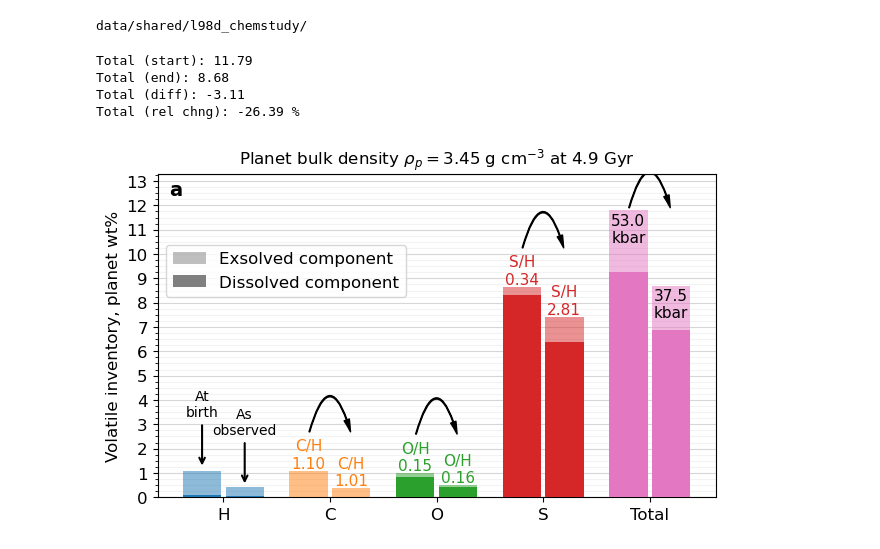
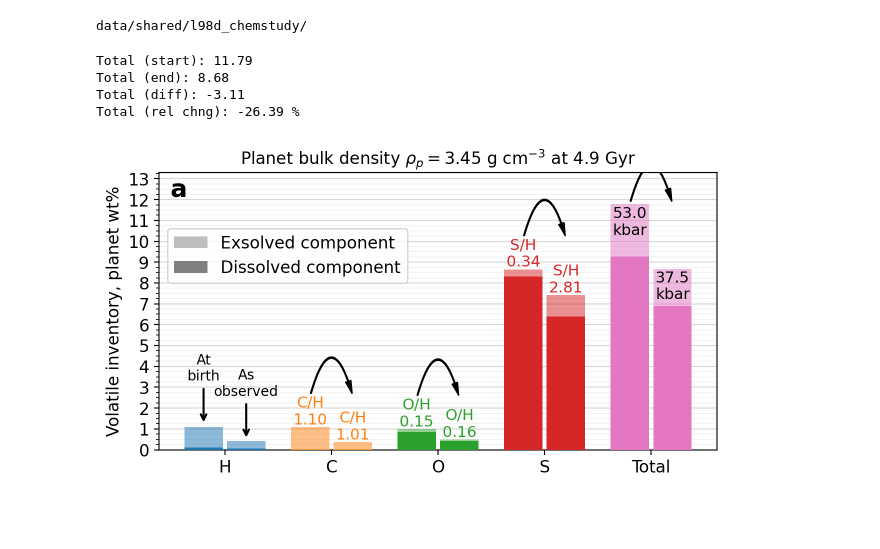
Before and after one commit to nichollsh/proteus_analysis, a Jupyter notebook: escape_vs_contract.ipynb, the cells around one changed output. Drawn from its saved outputs; the diff is of its cells as text; code cells hidden in the pictures; blank space fills up the shorter version.

```diff
--- a/escape_vs_contract.ipynb
+++ b/escape_vs_contract.ipynb
@@ -49,7 +51,7 @@ nc_arr = read_atmosphere_data(outdir, t_arr, extra_keys=["fl_cnvct","tmpl","rl"]
 data/shared/l98d_chemstudy/
 # %%
 figscale = 1.2
-fig, ax = plt.subplots(1,1, figsize=(6*figscale, 3.5*figscale))
+fig, ax = plt.subplots(1,1, figsize=(6*figscale, 3*figscale))
 
 elems = ['H', 'C', 'O', 'S']
 
@@ -159,34 +161,34 @@ ax.annotate("At\nbirth",    xy=(0, yb), xytext=(0, yb+2), arrowprops=dict(arrows
 yb = help["H_kg_total"].iloc[i1] / help["M_planet"].iloc[i1] * 100 * 1.1
 ax.annotate("As\nobserved", xy=(1, yb), xytext=(1, yb+2), arrowprops=dict(arrowstyle="->", lw=1.5), fontsize=10, ha='center', va='bottom')
 
 # decorate
 ax.set_xticks(np.arange(0,(len(elems)+1)*dx, dx)+dc/2)
 ax.set_xticklabels(elems + ["Total"])
 ax.set_ylabel("Volatile inventory, planet wt%")
 
 ax.yaxis.set_major_locator(mpl.ticker.MultipleLocator(1))
 ax.grid(axis='y', zorder=-2, alpha=0.5, which='major')
 
 ax.yaxis.set_minor_locator(mpl.ticker.MultipleLocator(0.25))
 ax.grid(axis='y', zorder=-2, alpha=0.15, which='minor')
 
 ax.set_ylim(bottom=0,top=t_atm_0+t_liq_0+1.5)
 
-ax.text(0.02, 0.98, "a", ha='left', va='top', fontsize=14, transform=ax.transAxes, fontweight='bold')
+ax.text(0.02, 0.98, "a", ha='left', va='top', fontsize=18, transform=ax.transAxes, fontweight='bold')
 
 ax.legend(loc='center left', bbox_to_anchor=(0.0, 0.7))
 
 rho = help["rho_obs"].iloc[i1] * 1e-3
 age = help["age_star"].iloc[i1] * 1e-9
 ax.set_title(r"Planet bulk density $\rho_p=$%.2f g cm$^{-3}$ at %.1f Gyr"%(rho,age), fontsize=12)
 
 plt.show()
 fig.savefig("output/fig_inventory.pdf", bbox_inches='tight', dpi=300)
 # %% [output]
 Total (start): 11.79
 Total (end): 8.68
 Total (diff): -3.11
 Total (rel chng): -26.39 %
-[figure, old version]
+[figure, new version]
 # %%
 figscale = 1.2
```
Also changed, not shown: parts of 4 cells of this notebook, 6 other files.
